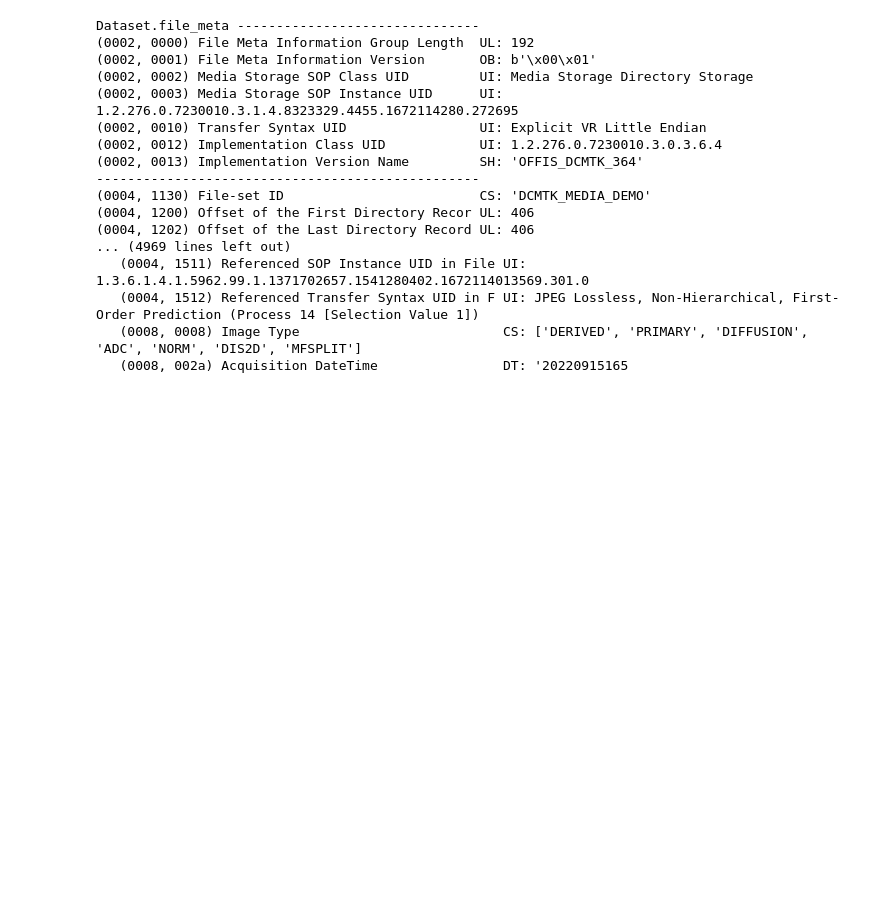
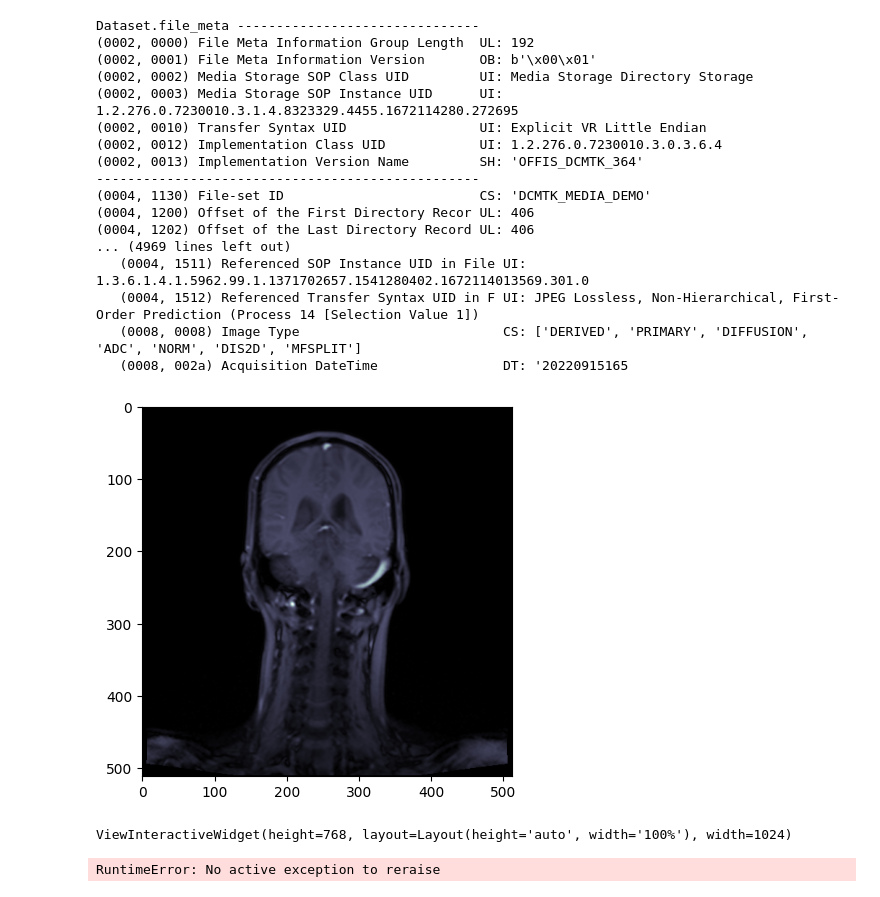
Before and after one commit to cernymichal/mri3d, a Jupyter notebook: dicom_plt.ipynb, the cells around one changed output. Drawn from its saved outputs; the diff is of its cells as text; code cells hidden in the pictures; blank space fills up the shorter version.

Commit message:
explore visualization and volume assembly

```diff
--- a/dicom_plt.ipynb
+++ b/dicom_plt.ipynb
@@ -46,4 +49,58 @@ Dataset.file_meta -------------------------------
    (0004, 1512) Referenced Transfer Syntax UID in F UI: JPEG Lossless, Non-Hierarchical, First-Order Prediction (Process 14 [Selection Value 1])
    (0008, 0008) Image Type                          CS: ['DERIVED', 'PRIMARY', 'DIFFUSION', 'ADC', 'NORM', 'DIS2D', 'MFSPLIT']
    (0008, 002a) Acquisition DateTime                DT: '20220915165
+# %%
+patient = ds.patient_records[0]
+study = [child for child in patient.children if child.DirectoryRecordType == "STUDY"][0]
+series = [child for child in study.children if child.DirectoryRecordType == "SERIES"][0]
+
+images = [child for child in series.children if child.DirectoryRecordType == "IMAGE"]
+# Get the absolute file path to each instance
+#   Each IMAGE contains a relative file path to the root directory
+elems = [image["ReferencedFileID"] for image in images]
+# Make sure the relative file path is always a list of str
+paths = [[elem.value] if elem.VM == 1 else elem.value for elem in elems]
+paths = [Path(*p) for p in paths]
+
+slices = [pydicom.dcmread(Path(root_dir) / p) for p in paths]
+
+slices.sort(key=lambda s: float(s.SliceLocation), reverse=True)
+
+slices_data = [slice.pixel_array for slice in slices]
+
+volume = np.array(slices_data)
+# %%
+plt.imshow(volume[len(volume)//2], cmap=plt.cm.bone)
+plt.show()
+# %% [output]
+[figure, added]
+# %%
+p = pv.Plotter()
+p.add_volume(np.rot90(np.rot90(volume, k=-1, axes=(1, 2)),
+             k=-1, axes=(0, 1)), cmap="viridis")
+p.show()
+# %% [output]
+ViewInteractiveWidget(height=768, layout=Layout(height='auto', width='100%'), width=1024)
+# %%
+raise
+
+import skimage
+from mpl_toolkits.mplot3d.art3d import Poly3DCollection
+
+
+p = np.rot90(np.rot90(volume, k=-1, axes=(1, 2)), k=-1, axes=(0, 1))
+
+verts, faces, _, _ = skimage.measure.marching_cubes(
+    p, 40, step_size=2, method="lewiner")
+fig = plt.figure(figsize=(10, 10))
+ax = fig.add_subplot(111, projection='3d')
+# Fancy indexing: `verts[faces]` to generate a collection of triangles
+mesh = Poly3DCollection(verts[faces], alpha=0.25)
+ax.add_collection3d(mesh)
+ax.set_xlim(0, p.shape[0])
+ax.set_ylim(0, p.shape[1])
+ax.set_zlim(0, p.shape[2])
+plt.show()
+# %% [output]
+RuntimeError: No active exception to reraise
 # %%
```
Also changed, not shown: parts of 4 cells of this notebook, 2 other files.
